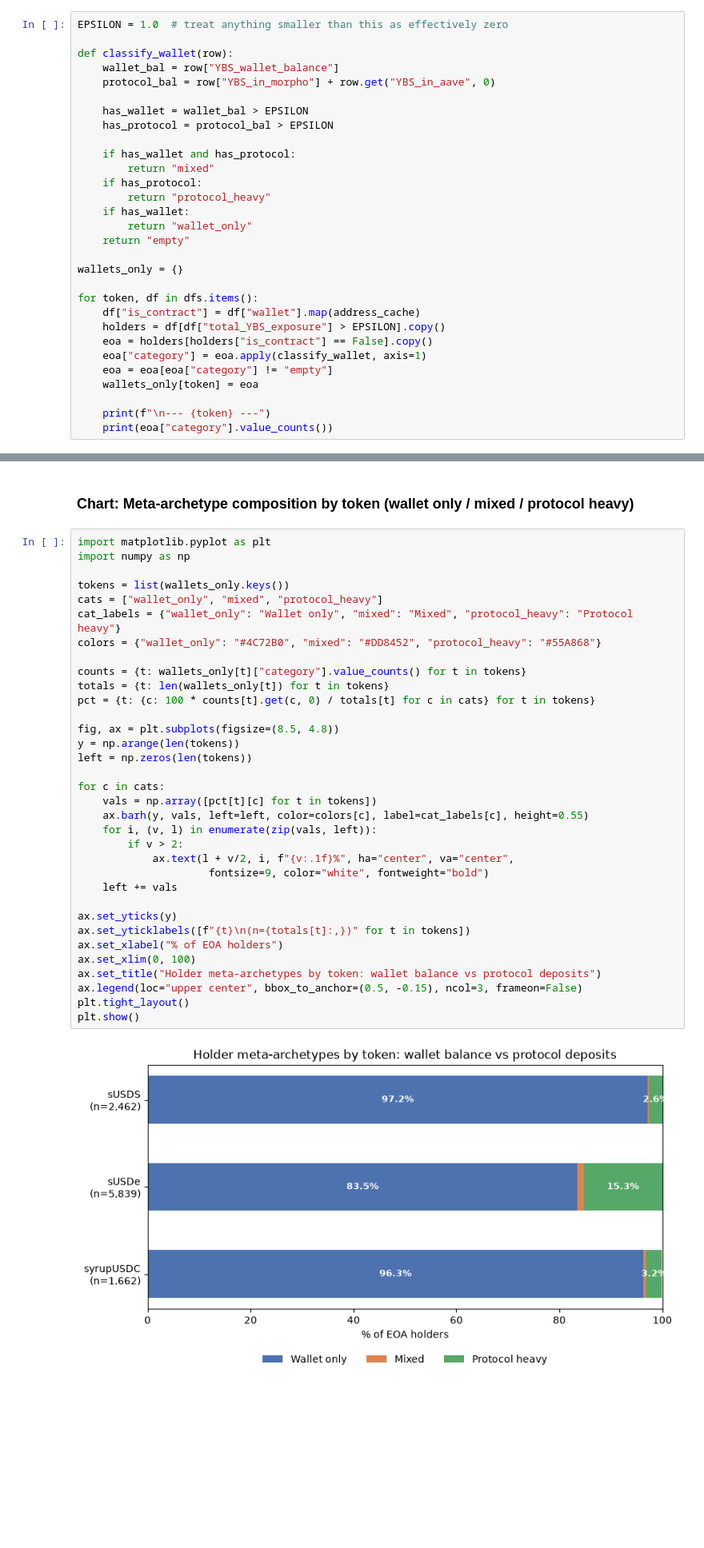
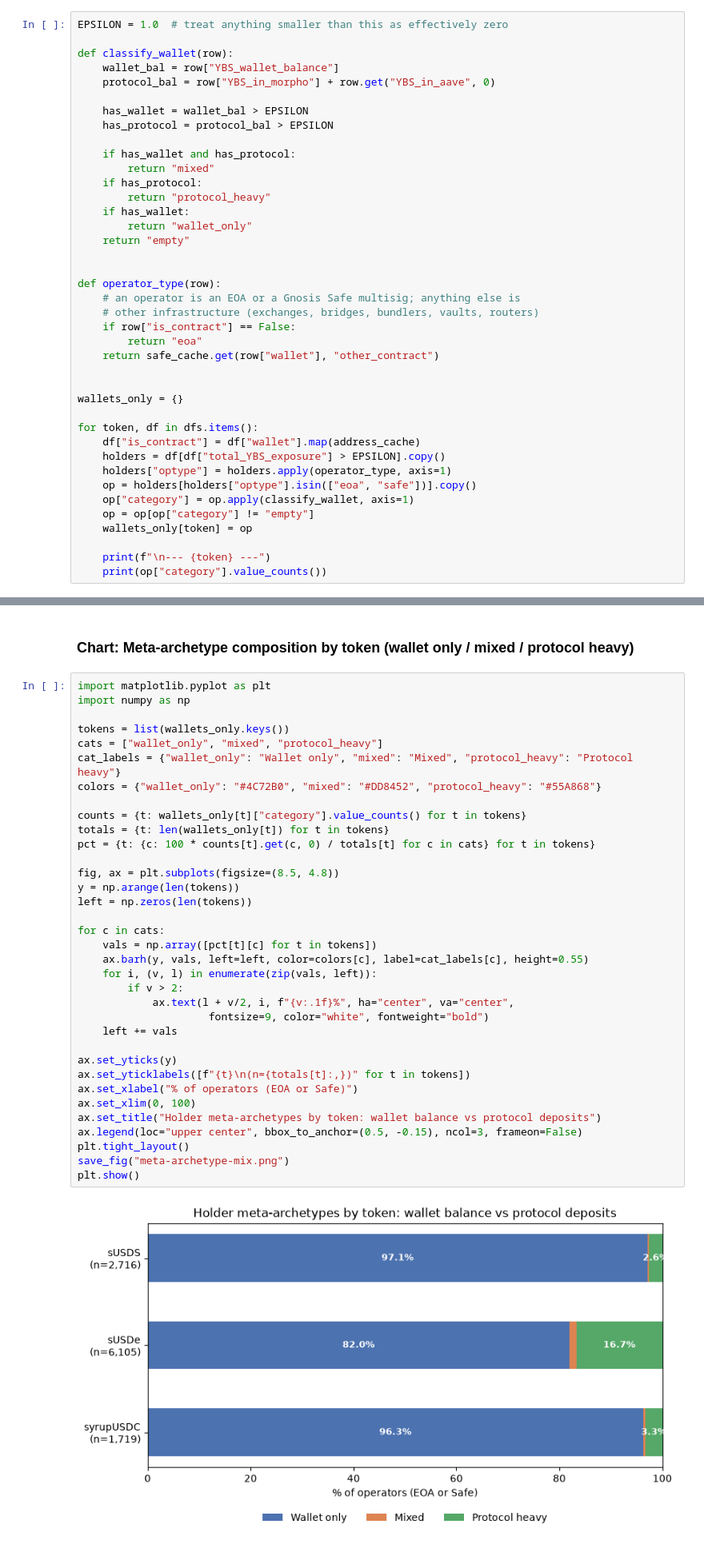
Before and after one commit to Igluminati/recursive-leverage-defi, a Jupyter notebook: analysis/meta-archetypes/meta_archetypes.ipynb, the cells around one changed output, grey strips where cells are left out. Shown at 80% size. Cells and saved outputs as stored; diff of their text form; blank space fills up the shorter version.

```diff
--- a/analysis/meta-archetypes/meta_archetypes.ipynb
+++ b/analysis/meta-archetypes/meta_archetypes.ipynb
@@ -147,18 +228,28 @@ def classify_wallet(row):
         return "wallet_only"
     return "empty"
 
+
+def operator_type(row):
+    # an operator is an EOA or a Gnosis Safe multisig; anything else is
+    # other infrastructure (exchanges, bridges, bundlers, vaults, routers)
+    if row["is_contract"] == False:
+        return "eoa"
+    return safe_cache.get(row["wallet"], "other_contract")
+
+
 wallets_only = {}
 
 for token, df in dfs.items():
     df["is_contract"] = df["wallet"].map(address_cache)
     holders = df[df["total_YBS_exposure"] > EPSILON].copy()
-    eoa = holders[holders["is_contract"] == False].copy()
-    eoa["category"] = eoa.apply(classify_wallet, axis=1)
-    eoa = eoa[eoa["category"] != "empty"]
-    wallets_only[token] = eoa
+    holders["optype"] = holders.apply(operator_type, axis=1)
+    op = holders[holders["optype"].isin(["eoa", "safe"])].copy()
+    op["category"] = op.apply(classify_wallet, axis=1)
+    op = op[op["category"] != "empty"]
+    wallets_only[token] = op
 
     print(f"\n--- {token} ---")
-    print(eoa["category"].value_counts())
+    print(op["category"].value_counts())
 # %% [output]
 --- syrupUSDC ---
 category
@@ -189,35 +280,36 @@ import numpy as np
 tokens = list(wallets_only.keys())
 cats = ["wallet_only", "mixed", "protocol_heavy"]
 cat_labels = {"wallet_only": "Wallet only", "mixed": "Mixed", "protocol_heavy": "Protocol heavy"}
 colors = {"wallet_only": "#4C72B0", "mixed": "#DD8452", "protocol_heavy": "#55A868"}
 
 counts = {t: wallets_only[t]["category"].value_counts() for t in tokens}
 totals = {t: len(wallets_only[t]) for t in tokens}
 pct = {t: {c: 100 * counts[t].get(c, 0) / totals[t] for c in cats} for t in tokens}
 
 fig, ax = plt.subplots(figsize=(8.5, 4.8))
 y = np.arange(len(tokens))
 left = np.zeros(len(tokens))
 
 for c in cats:
     vals = np.array([pct[t][c] for t in tokens])
     ax.barh(y, vals, left=left, color=colors[c], label=cat_labels[c], height=0.55)
     for i, (v, l) in enumerate(zip(vals, left)):
         if v > 2:
             ax.text(l + v/2, i, f"{v:.1f}%", ha="center", va="center",
                      fontsize=9, color="white", fontweight="bold")
     left += vals
 
 ax.set_yticks(y)
 ax.set_yticklabels([f"{t}\n(n={totals[t]:,})" for t in tokens])
-ax.set_xlabel("% of EOA holders")
+ax.set_xlabel("% of operators (EOA or Safe)")
 ax.set_xlim(0, 100)
 ax.set_title("Holder meta-archetypes by token: wallet balance vs protocol deposits")
 ax.legend(loc="upper center", bbox_to_anchor=(0.5, -0.15), ncol=3, frameon=False)
 plt.tight_layout()
+save_fig("meta-archetype-mix.png")
 plt.show()
 # %% [output]
-[figure, old version]
+[figure, new version]
 # %%
 eoa_all = pd.concat(
     [df.assign(token=tok) for tok, df in wallets_only.items()],
```
Also changed, not shown: parts of 9 cells of this notebook, 6 other files.
